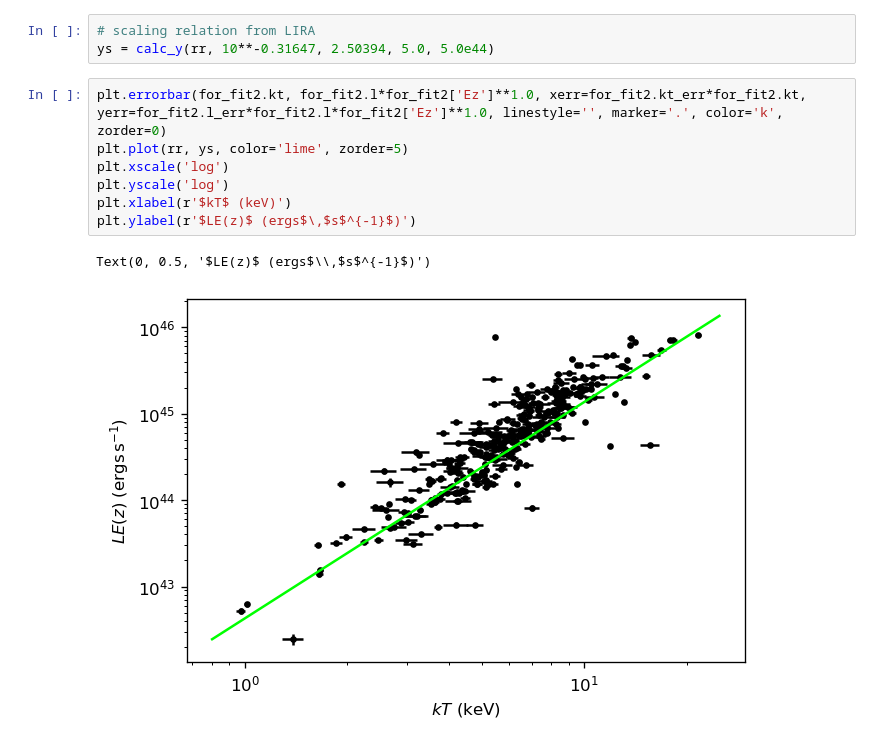
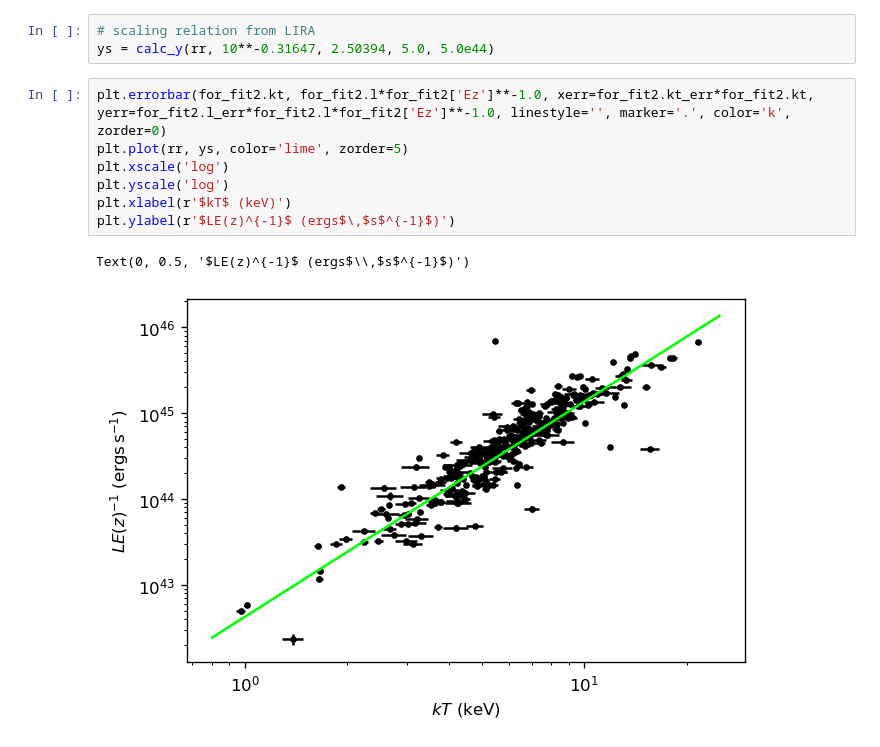
Before and after one commit to ryanduffy92/generate_cluster_sample, a Jupyter notebook: sample_generation.ipynb, the cells around one changed output. Cells and saved outputs as stored; diff of their text form.

```diff
--- a/sample_generation.ipynb
+++ b/sample_generation.ipynb
@@ -718,12 +754,12 @@ Text(0, 0.5, '$LE(z)$ (ergs$\\,$s$^{-1}$)')
 # scaling relation from LIRA
 ys = calc_y(rr, 10**-0.31647, 2.50394, 5.0, 5.0e44)
 # %%
-plt.errorbar(for_fit2.kt, for_fit2.l*for_fit2['Ez']**1.0, xerr=for_fit2.kt_err*for_fit2.kt, yerr=for_fit2.l_err*for_fit2.l*for_fit2['Ez']**1.0, linestyle='', marker='.', color='k', zorder=0)
+plt.errorbar(for_fit2.kt, for_fit2.l*for_fit2['Ez']**-1.0, xerr=for_fit2.kt_err*for_fit2.kt, yerr=for_fit2.l_err*for_fit2.l*for_fit2['Ez']**-1.0, linestyle='', marker='.', color='k', zorder=0)
 plt.plot(rr, ys, color='lime', zorder=5)
 plt.xscale('log')
 plt.yscale('log')
 plt.xlabel(r'$kT$ (keV)')
-plt.ylabel(r'$LE(z)$ (ergs$\,$s$^{-1}$)')
+plt.ylabel(r'$LE(z)^{-1}$ (ergs$\,$s$^{-1}$)')
 # %% [output]
-Text(0, 0.5, '$LE(z)$ (ergs$\\,$s$^{-1}$)')
+Text(0, 0.5, '$LE(z)^{-1}$ (ergs$\\,$s$^{-1}$)')
-[figure, old version]
+[figure, new version]
```
Also changed, not shown: parts of 23 cells of this notebook, 1 other file.
